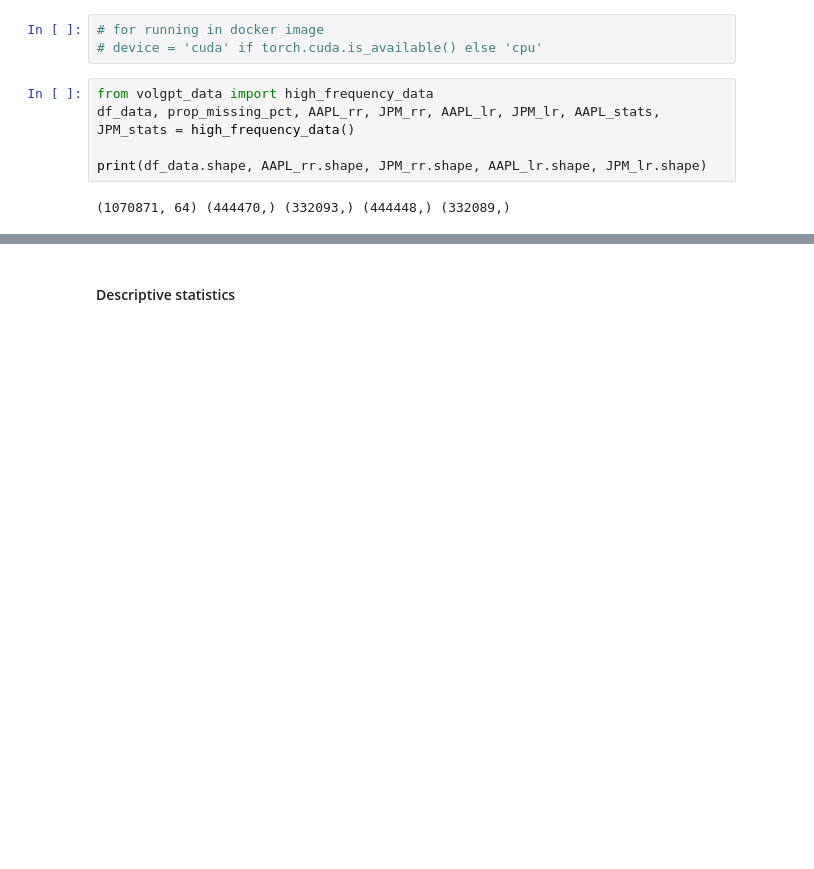
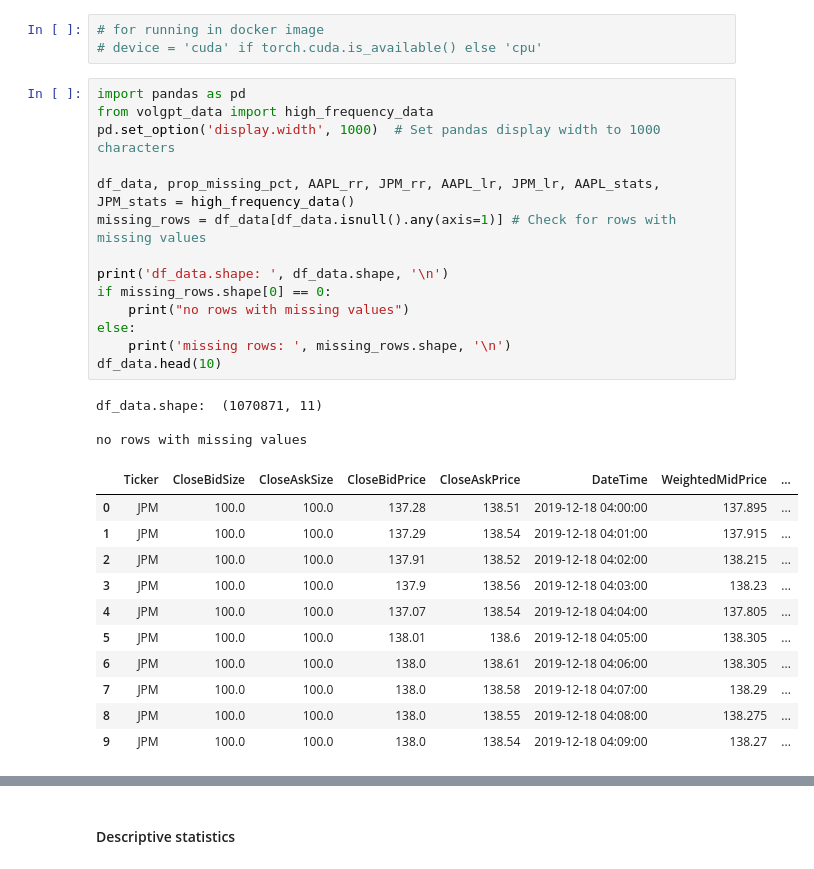
Before and after one commit to g-i-o-r-g-i-o/volgpt, a Jupyter notebook: volgpt_data.ipynb, the cells around one changed output, grey strips where cells are left out. Saved outputs shown, nothing was run; the diff lists cells and outputs as text; blank space fills up the shorter version.

Commit message:
v0.1.12, more data preparation

```diff
--- a/volgpt_data.ipynb
+++ b/volgpt_data.ipynb
@@ -47,10 +47,32 @@ Device name: NVIDIA GeForce RTX 3080 Ti Laptop GPU
 # %%
 # for running in docker image
 # device = 'cuda' if torch.cuda.is_available() else 'cpu'
-# %%
-from volgpt_data import high_frequency_data
-df_data, prop_missing_pct, AAPL_rr, JPM_rr, AAPL_lr, JPM_lr, AAPL_stats, JPM_stats = high_frequency_data()
-
-print(df_data.shape, AAPL_rr.shape, JPM_rr.shape, AAPL_lr.shape, JPM_lr.shape)
-# %% [output]
-(1070871, 64) (444470,) (332093,) (444448,) (332089,)
+# %%
+import pandas as pd
+from volgpt_data import high_frequency_data
+pd.set_option('display.width', 1000)  # Set pandas display width to 1000 characters
+
+df_data, prop_missing_pct, AAPL_rr, JPM_rr, AAPL_lr, JPM_lr, AAPL_stats, JPM_stats = high_frequency_data()
+missing_rows = df_data[df_data.isnull().any(axis=1)] # Check for rows with missing values
+
+print('df_data.shape: ', df_data.shape, '\n')
+if missing_rows.shape[0] == 0:
+    print("no rows with missing values")
+else:
+    print('missing rows: ', missing_rows.shape, '\n')
+df_data.head(10)
+# %% [output]
+df_data.shape:  (1070871, 11)
+
+no rows with missing values
+|  | Ticker | CloseBidSize | CloseAskSize | CloseBidPrice | CloseAskPrice | DateTime | WeightedMidPrice | ... |
+| 0 | JPM | 100.0 | 100.0 | 137.28 | 138.51 | 2019-12-18 04:00:00 | 137.895 | ... |
+| 1 | JPM | 100.0 | 100.0 | 137.29 | 138.54 | 2019-12-18 04:01:00 | 137.915 | ... |
+| 2 | JPM | 100.0 | 100.0 | 137.91 | 138.52 | 2019-12-18 04:02:00 | 138.215 | ... |
+| 3 | JPM | 100.0 | 100.0 | 137.9 | 138.56 | 2019-12-18 04:03:00 | 138.23 | ... |
+| 4 | JPM | 100.0 | 100.0 | 137.07 | 138.54 | 2019-12-18 04:04:00 | 137.805 | ... |
+| 5 | JPM | 100.0 | 100.0 | 138.01 | 138.6 | 2019-12-18 04:05:00 | 138.305 | ... |
+| 6 | JPM | 100.0 | 100.0 | 138.0 | 138.61 | 2019-12-18 04:06:00 | 138.305 | ... |
+| 7 | JPM | 100.0 | 100.0 | 138.0 | 138.58 | 2019-12-18 04:07:00 | 138.29 | ... |
+| 8 | JPM | 100.0 | 100.0 | 138.0 | 138.55 | 2019-12-18 04:08:00 | 138.275 | ... |
+| 9 | JPM | 100.0 | 100.0 | 138.0 | 138.54 | 2019-12-18 04:09:00 | 138.27 | ... |
```
Also changed, not shown: parts of 30 cells of this notebook, 2 other files.
